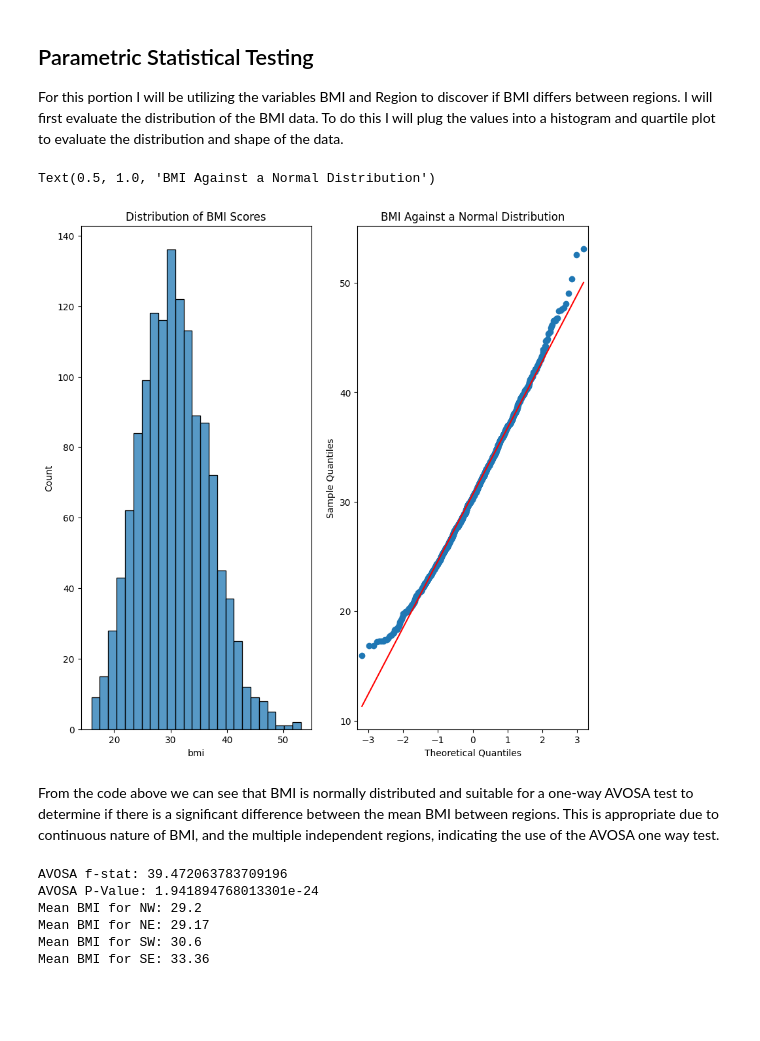
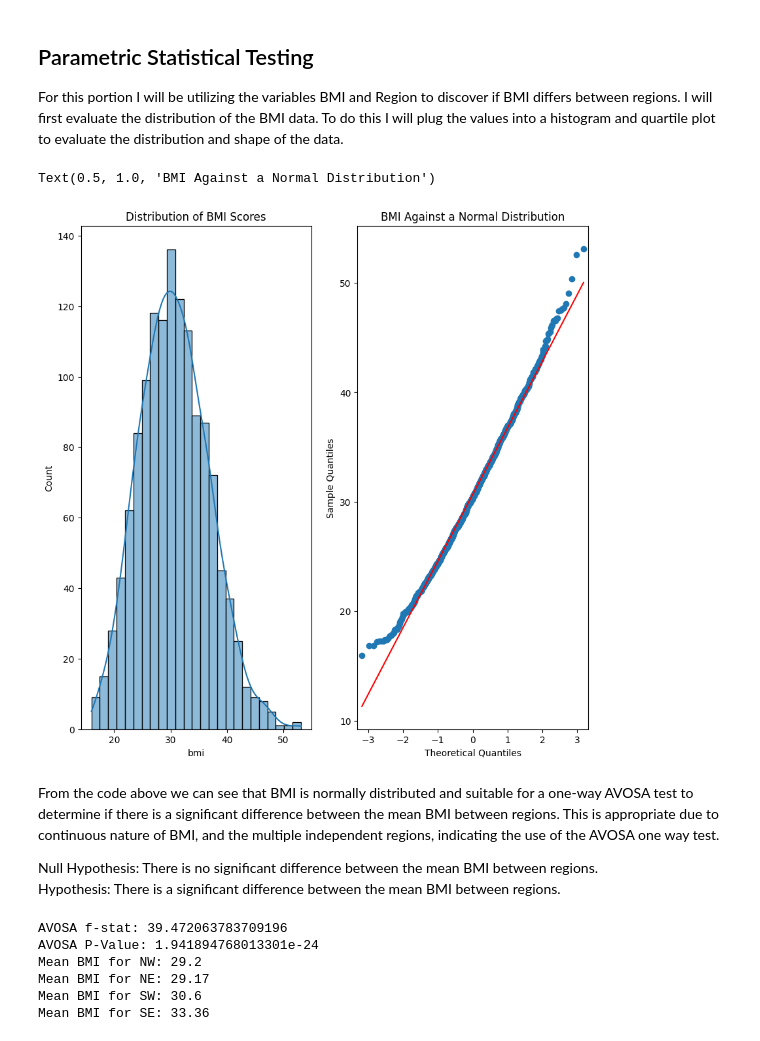
Before and after one commit to HarmonZ7/WGU, a Jupyter notebook: D599/Task 2/D599Task2EDA.ipynb, the cells around one changed output. Drawn from its saved outputs; the diff is of its cells as text; code cells hidden in the pictures; blank space fills up the shorter version.

```diff
--- a/D599/Task 2/D599Task2EDA.ipynb
+++ b/D599/Task 2/D599Task2EDA.ipynb
@@ -154,15 +158,18 @@ For this portion I will be utilizing the variables BMI and Region to discover if
 # %%
 fig, axes = plt.subplots(nrows=1, ncols=2, figsize=(10, 10))
 
-sns.histplot(data=df["bmi"], ax=axes[0])
+sns.histplot(data=df["bmi"], ax=axes[0], kde=True)
 axes[0].set_title("Distribution of BMI Scores")
 sm.qqplot(data=df["bmi"], ax=axes[1], line="s")
 axes[1].set_title("BMI Against a Normal Distribution")
 # %% [output]
 Text(0.5, 1.0, 'BMI Against a Normal Distribution')
-[figure, old version]
+[figure, new version]
 # %% [markdown]
 From the code above we can see that BMI is normally distributed and suitable for a one-way AVOSA test to determine if there is a significant difference between the mean BMI between regions. This is appropriate due to continuous nature of BMI, and the multiple independent regions, indicating the use of the AVOSA one way test.
+
+Null Hypothesis: There is no significant difference between the mean BMI between regions.
+<br/>Hypothesis: There is a significant difference between the mean BMI between regions.
 # %%
 bmi_northwest = df[df["region"] == "northwest"]['bmi']
 bmi_northeast = df[df["region"] == "northeast"]['bmi']
```
Also changed, not shown: parts of 8 cells of this notebook.
